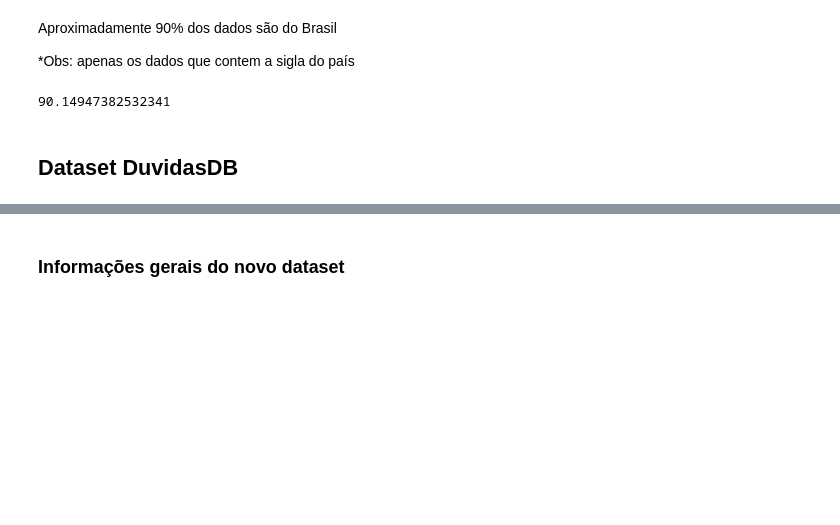
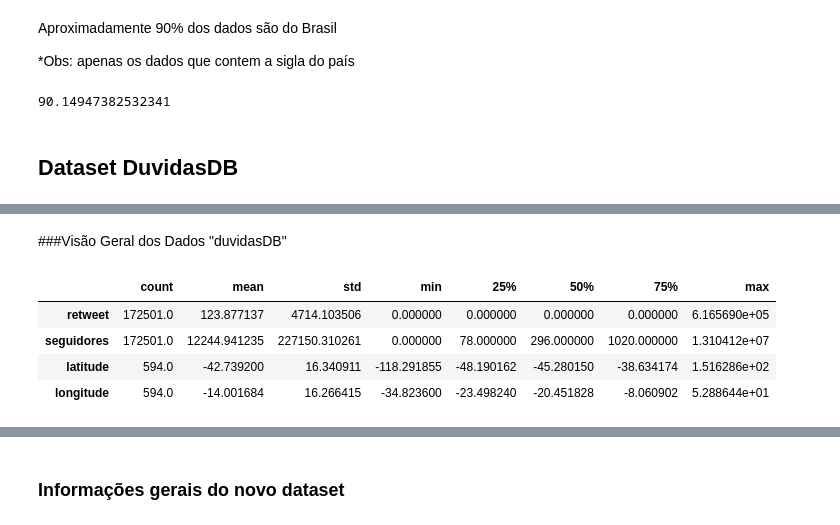
Before and after one commit to Mirnada/Covid_19, a Jupyter notebook: Covid_19.ipynb, the cells around one changed output, grey strips where cells are left out. Saved outputs shown, nothing was run; the diff lists cells and outputs as text; code cells hidden in the pictures; blank space fills up the shorter version.

```diff
--- a/Covid_19.ipynb
+++ b/Covid_19.ipynb
@@ -164,0 +162,11 @@ duvidasDB.head(10)
+# %% [markdown]
+###Visão Geral dos Dados "duvidasDB"
+# %%
+dfn = duvidasDB
+dfn.describe().transpose()
+# %% [output]
+|  | count | mean | std | min | 25% | 50% | 75% | max |
+| retweet | 172501.0 | 123.877137 | 4714.103506 | 0.000000 | 0.000000 | 0.000000 | 0.000000 | 6.165690e+05 |
+| seguidores | 172501.0 | 12244.941235 | 227150.310261 | 0.000000 | 78.000000 | 296.000000 | 1020.000000 | 1.310412e+07 |
+| latitude | 594.0 | -42.739200 | 16.340911 | -118.291855 | -48.190162 | -45.280150 | -38.634174 | 1.516286e+02 |
+| longitude | 594.0 | -14.001684 | 16.266415 | -34.823600 | -23.498240 | -20.451828 | -8.060902 | 5.288644e+01 |
```
Also changed, not shown: parts of 17 cells of this notebook.
